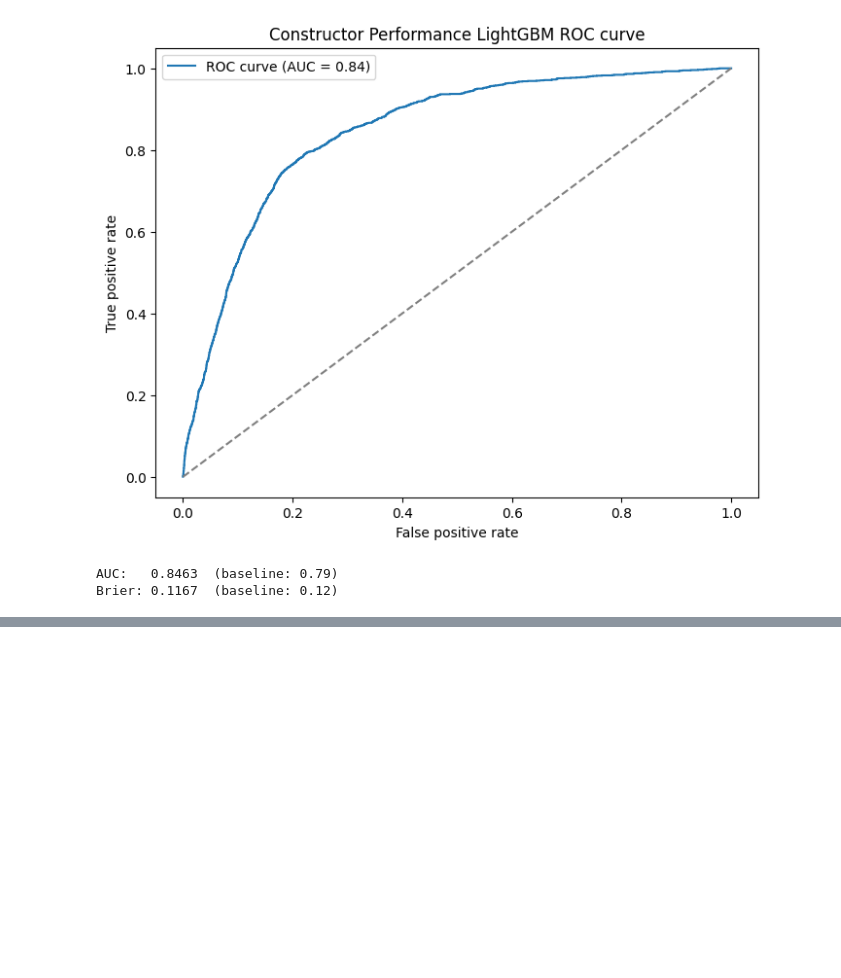
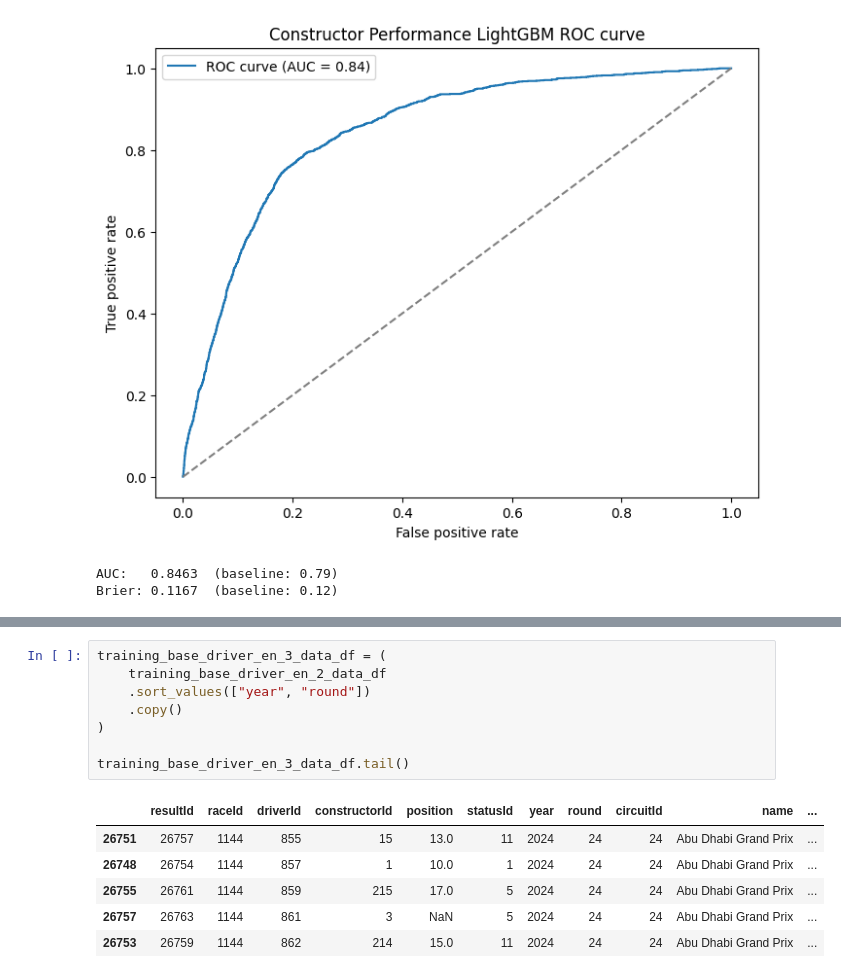
Before and after one commit to DaveAhearne/F1Prediction, a Jupyter notebook: notebooks/LightGBM_Iter.ipynb, the cells around one changed output, grey strips where cells are left out. Drawn from its saved outputs; the diff is of its cells as text; blank space fills up the shorter version.

```diff
--- a/notebooks/LightGBM_Iter.ipynb
+++ b/notebooks/LightGBM_Iter.ipynb
@@ -1066,0 +1106,15 @@ Brier: 0.1167  (baseline: 0.12)
+# %%
+training_base_driver_en_3_data_df = (
+    training_base_driver_en_2_data_df
+    .sort_values(["year", "round"])
+    .copy()
+)
+
+training_base_driver_en_3_data_df.tail()
+# %% [output]
+|  | resultId | raceId | driverId | constructorId | position | statusId | year | round | circuitId | name | ... |
+| 26751 | 26757 | 1144 | 855 | 15 | 13.0 | 11 | 2024 | 24 | 24 | Abu Dhabi Grand Prix | ... |
+| 26748 | 26754 | 1144 | 857 | 1 | 10.0 | 1 | 2024 | 24 | 24 | Abu Dhabi Grand Prix | ... |
+| 26755 | 26761 | 1144 | 859 | 215 | 17.0 | 5 | 2024 | 24 | 24 | Abu Dhabi Grand Prix | ... |
+| 26757 | 26763 | 1144 | 861 | 3 | NaN | 5 | 2024 | 24 | 24 | Abu Dhabi Grand Prix | ... |
+| 26753 | 26759 | 1144 | 862 | 214 | 15.0 | 11 | 2024 | 24 | 24 | Abu Dhabi Grand Prix | ... |
```
Also changed, not shown: parts of 16 cells of this notebook, 37 other files.
